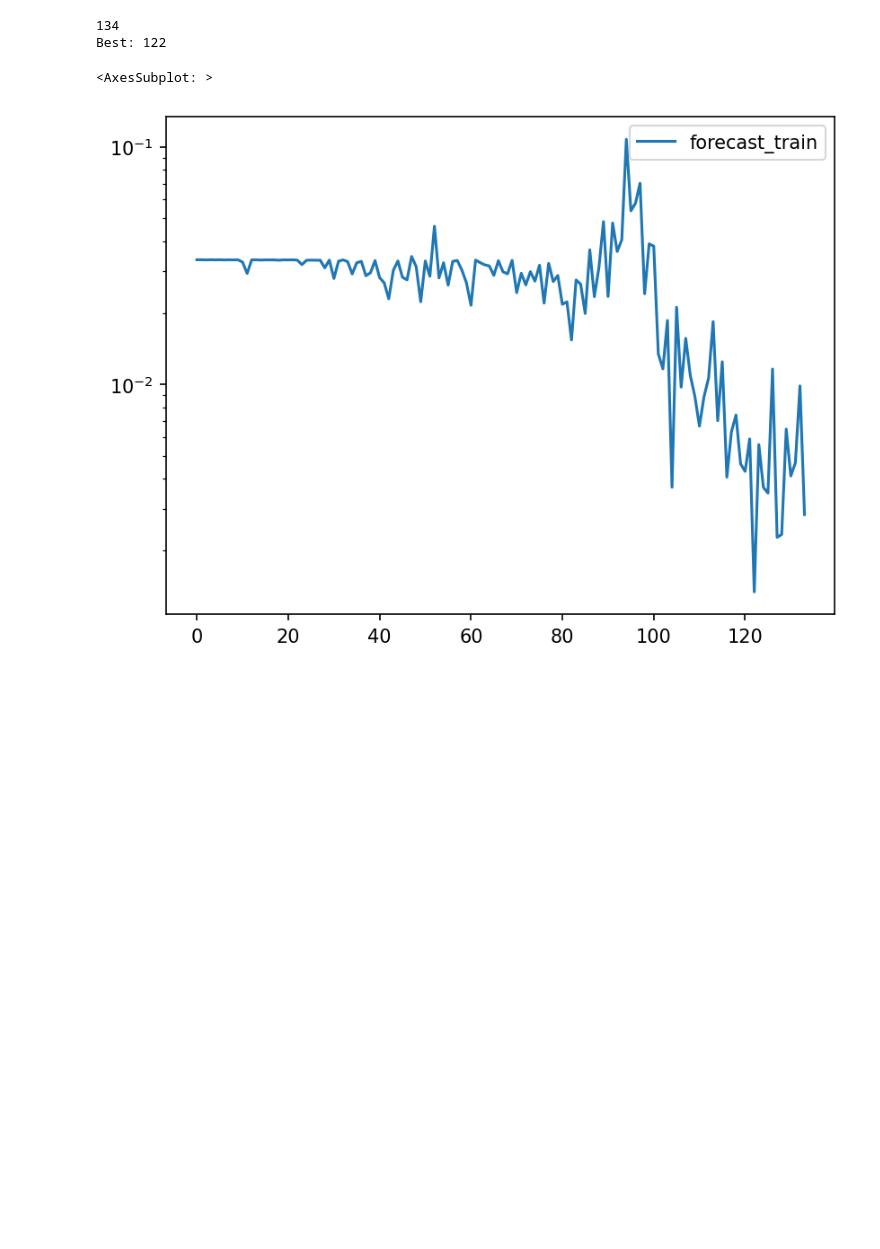
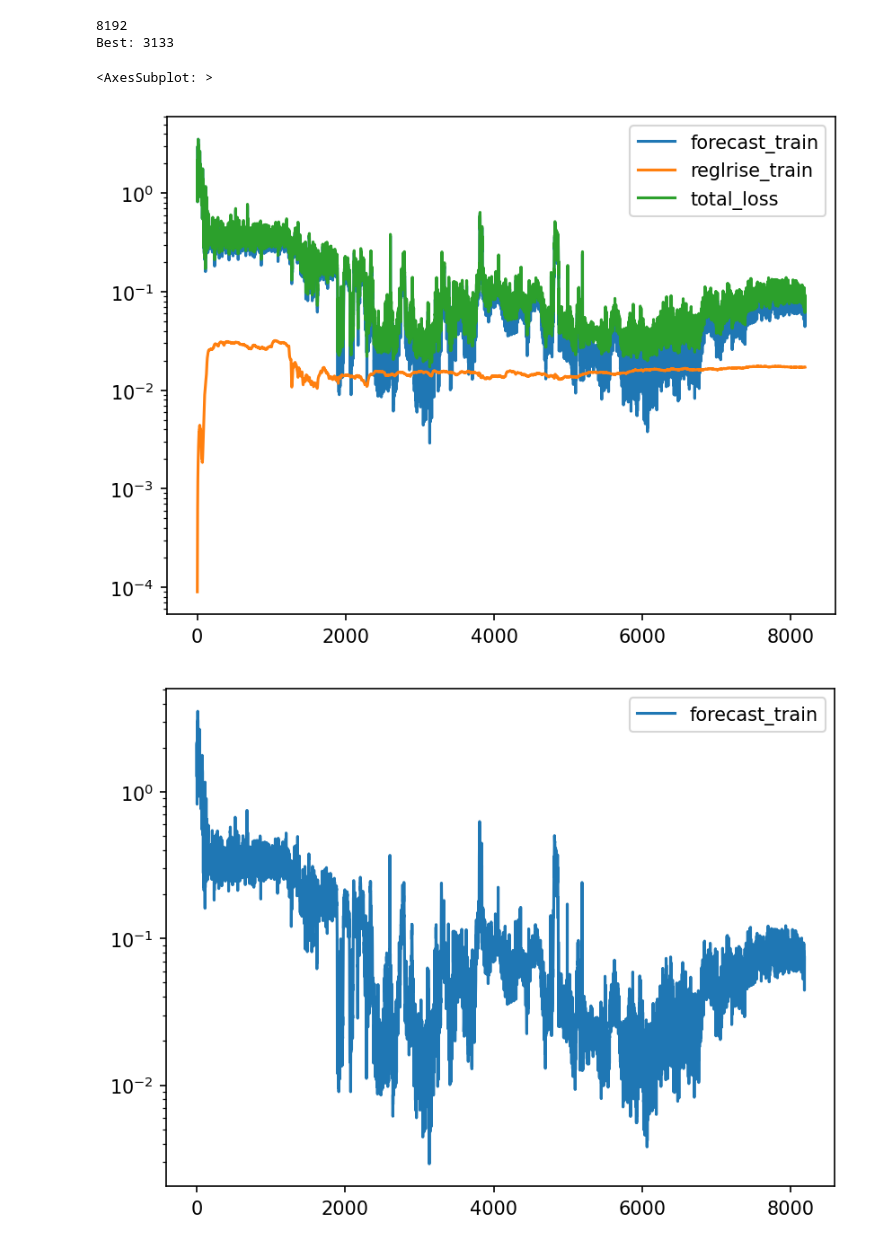
Before and after one commit to arnauqb/bayesian_gradabm, a Jupyter notebook: notebooks/plot_loss.ipynb, the cells around one changed output. Saved outputs shown, nothing was run; the diff lists cells and outputs as text; code cells hidden in the pictures; blank space fills up the shorter version.

```diff
--- a/notebooks/plot_loss.ipynb
+++ b/notebooks/plot_loss.ipynb
@@ -5,17 +5,22 @@ import matplotlib as mpl
 import numpy as np
 mpl.rcParams["figure.dpi"] = 150
 # %%
-fname = "../scripts/weight_0.01_second/losses_data.csv"
-weight = float(fname.split("/")[2].split("_")[1])
+#fname = "../scripts/weight_0.001_second/losses_data.csv"
+fname = "../results/zuko/longer/0.001_longepochs/losses_data.csv"
+weight = float(fname.split("/")[4].split("_")[0])
+
 df = pd.read_csv(fname, index_col=0)
-df["total_loss"] = df["forecast_train"] + weight * df["reglrise_train"]
+df["reglrise_train"] = weight * df['reglrise_train']
+df["total_loss"] = df["forecast_train"] + df["reglrise_train"]
 #df.plot(logy=True)
 print(len(df))
-print(f"Best: {np.argmin(df.forecast_train)}")
+print(f"Best: {np.argmin(df.total_loss)}")
 toplot = df[[col for col in df.columns if "forecast" in col]]
+df.plot(logy=True)
 toplot.plot(logy=True)
 # %% [output]
-134
-Best: 122
+8192
+Best: 3133
 <AxesSubplot: >
-[figure, old version]
+[figure, new version]
+[figure, added]
```
Also changed, not shown: parts of 1 cell of this notebook, 5 other files.
